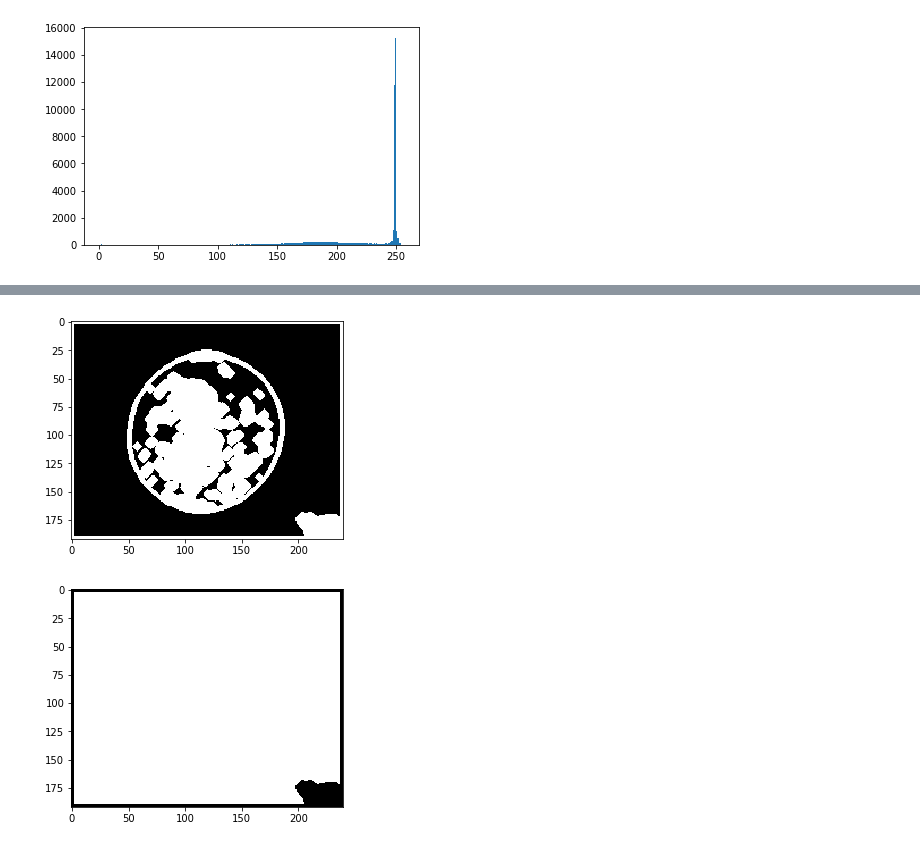
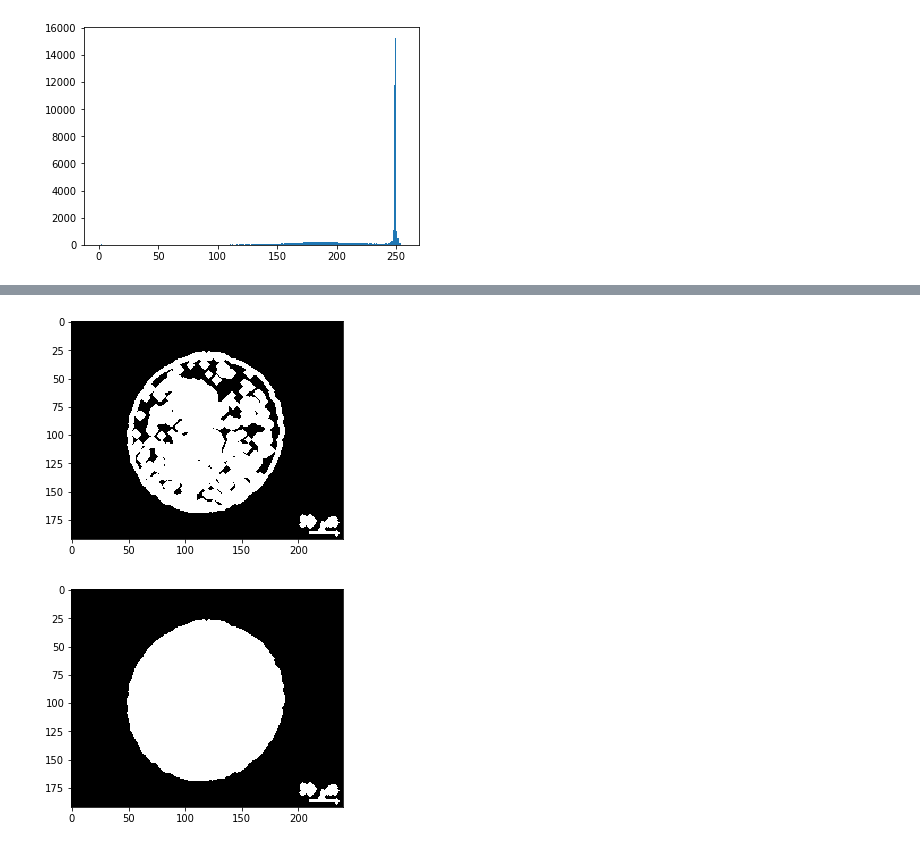
Before and after one commit to Snodgras/ABE690_project, a Jupyter notebook: Snodgrass_Pollen_Identifier.ipynb, the cells around one changed output, grey strips where cells are left out. Saved outputs shown, nothing was run; the diff lists cells and outputs as text; code cells hidden in the pictures.

Commit message:
updated jupyter notebook for thresholding, filling, and calculating area for a test image

```diff
--- a/Snodgrass_Pollen_Identifier.ipynb
+++ b/Snodgrass_Pollen_Identifier.ipynb
@@ -261,21 +134,21 @@ plt.imshow(gray2,'gray');plt.show()
 # %%
 #advice from `https://www.learnopencv.com/filling-holes-in-an-image-using-opencv-python-c/`
 ret, thresh2 = cv.threshold(gray2, 180,230,cv.THRESH_BINARY_INV)
 plt.imshow(thresh2,'gray');plt.show()
 
 #Make a copy of the image to work with in floodfill
 im_floodfill =thresh2.copy()
 #mask used for floodfilling, needs to be 2 pixels larger than the image
 h, w = thresh2.shape[:2]
 mask2 = np.zeros((h+2,w+2),np.uint8)
 #floodfill from point (0,0)
 cv.floodFill(im_floodfill, mask2,(0,0),255)
 #invert the floodfill image
-im_floodfill_inv = cv2.bitwise_not(im_floodfill)
+im_floodfill_inv = cv.bitwise_not(im_floodfill)
 #combine the two images to get the foreground
 im_out = thresh2.astype(np.int) | im_floodfill_inv.astype(np.int)
 #display images
 plt.imshow(im_out,'gray'); plt.show()
 # %% [output]
-[figure, old version]
+[figure, new version]
-[figure, old version]
+[figure, new version]
```
Also changed, not shown: parts of 41 cells of this notebook.
